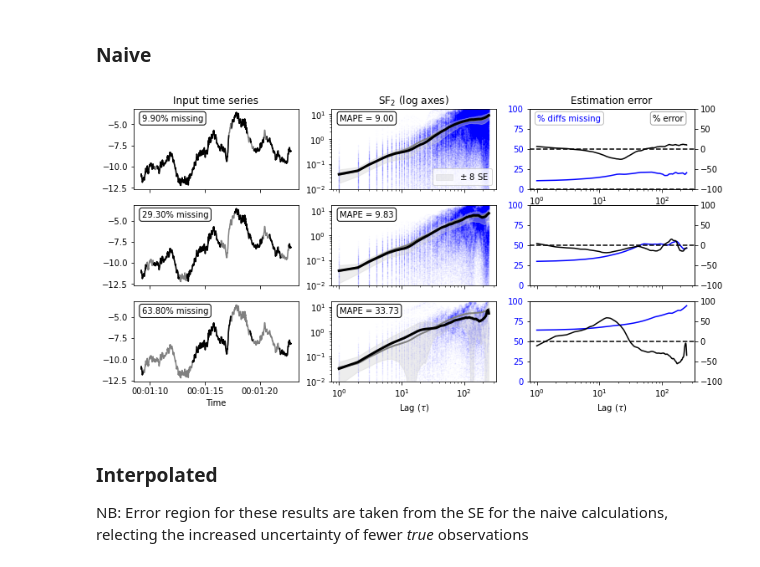
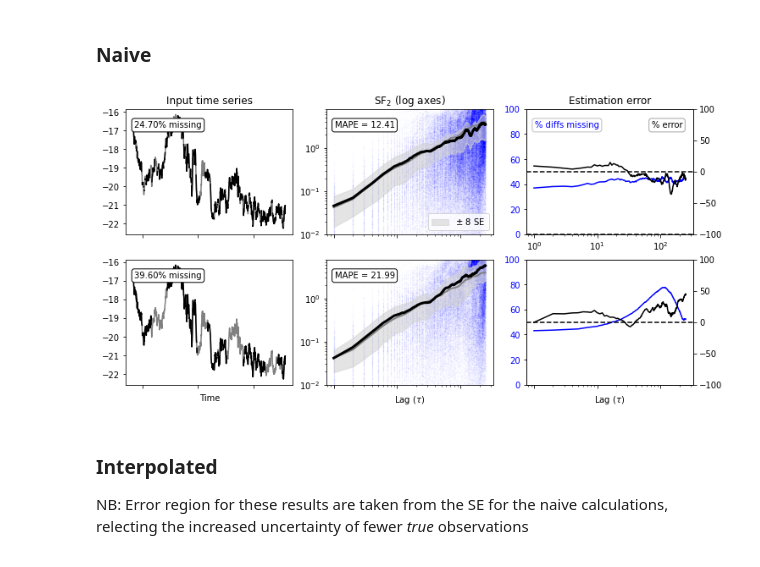
Before and after one commit to daniel-wrench/time_series_analysis, a Jupyter notebook: sf_funcs_demo.ipynb, the cells around one changed output. Drawn from its saved outputs; the diff is of its cells as text; code cells hidden in the pictures.

```diff
--- a/sf_funcs_demo.ipynb
+++ b/sf_funcs_demo.ipynb
@@ -126,7 +102,7 @@ good_inputs_list = [x_df_1, x_df_2]
 # lags = np.unique(vals.astype(int))
 lags = np.arange(1, 0.25 * len(good_inputs_list[0]))
 powers = [2]
-times_to_gap = 50
+times_to_gap = 10
 
 good_outputs_list = []
 all_bad_inputs_list = []
@@ -144,17 +120,25 @@ for i, input in enumerate(good_inputs_list):
     interp_inputs_list = []
     interp_outputs_list = []
 
-    # Keeping prop removed <0.9 so as to not run into apparent numerical issues that
-    # meant this code keep running indefinitely
-    for prop_remove in np.random.uniform(0, 0.9, times_to_gap):
+    for total_removal in np.random.uniform(0, 0.9, times_to_gap):
+        # Remove data (up to about 90%, may be some numerical issues with large %)
+        # in both chunks and uniformly - split given by ratio_removal
+        ratio_removal = np.random.uniform()
+        prop_remove_chunks = total_removal * ratio_removal
+        prop_remove_unif = total_removal * (1 - ratio_removal)
+        bad_input_temp, bad_input_ind, prop_removed = ts.remove_data(
+            input, prop_remove_chunks, chunks=5
+        )
         bad_input, bad_input_ind, prop_removed = ts.remove_data(
-            input, prop_remove, chunks=5
+            bad_input_temp, prop_remove_unif
         )
 
-        print(f"Removed {prop_removed*100}%")
-        # generate 2 proportions that add to prop_remove
-        # prop1 = chunks, prop2 = uniform
-        # wrapper, that then calls for each prop
+        print(
+            "Removed {0:.1f}% (approx. {1:.1f}% in chunks, {2:.1f}% uniformly)".format(
+                prop_removed * 100, prop_remove_chunks * 100, prop_remove_unif * 100
+            )
+        )
+
         bad_inputs_list.append(bad_input)
 
         # Linearly interpolate the missing data
@@ -210,21 +194,21 @@ Removed 84.7%
 # %%
 # Check results, for a given clean input
 
-input_ind = 0
-n = 3
+input_ind = 1
+n = 2
 
 plot_sample(
     good_inputs_list,
     good_outputs_list,
     all_bad_inputs_list,
     all_bad_outputs_list,
     "blue",
     input_ind,
     n,
     False,
 )
 # %% [output]
-[figure, old version]
+[figure, new version]
 # %% [markdown]
 ### Interpolated
 NB: Error region for these results are taken from the SE for the naive calculations, relecting the increased uncertainty of fewer *true* observations
```
Also changed, not shown: parts of 9 cells of this notebook, 1 other file.
